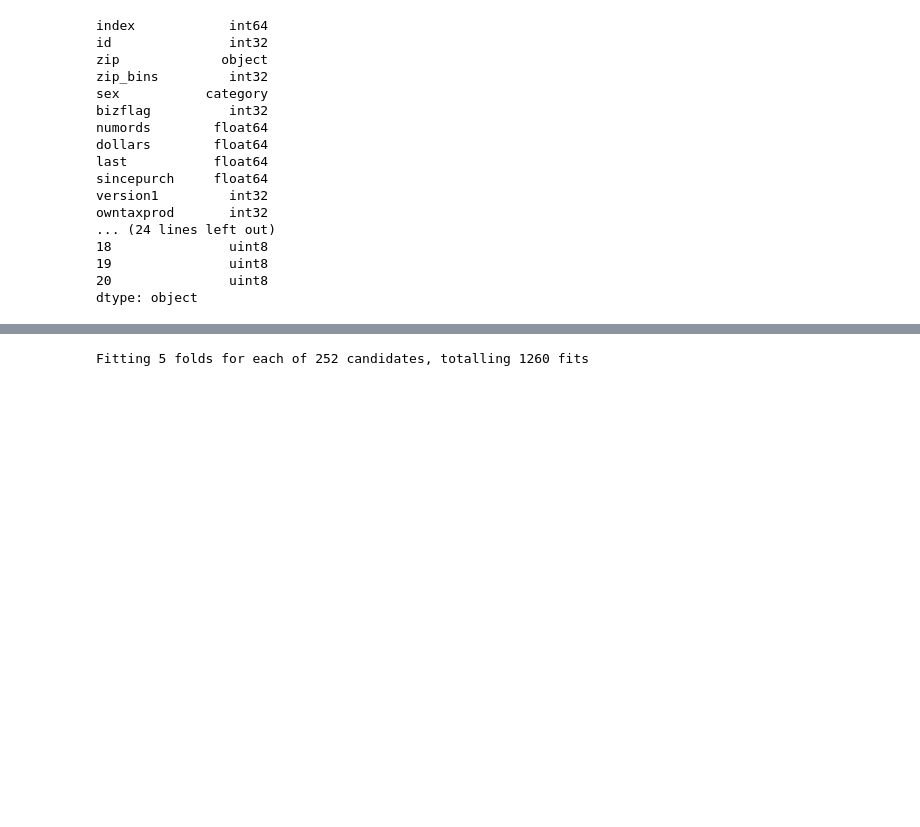
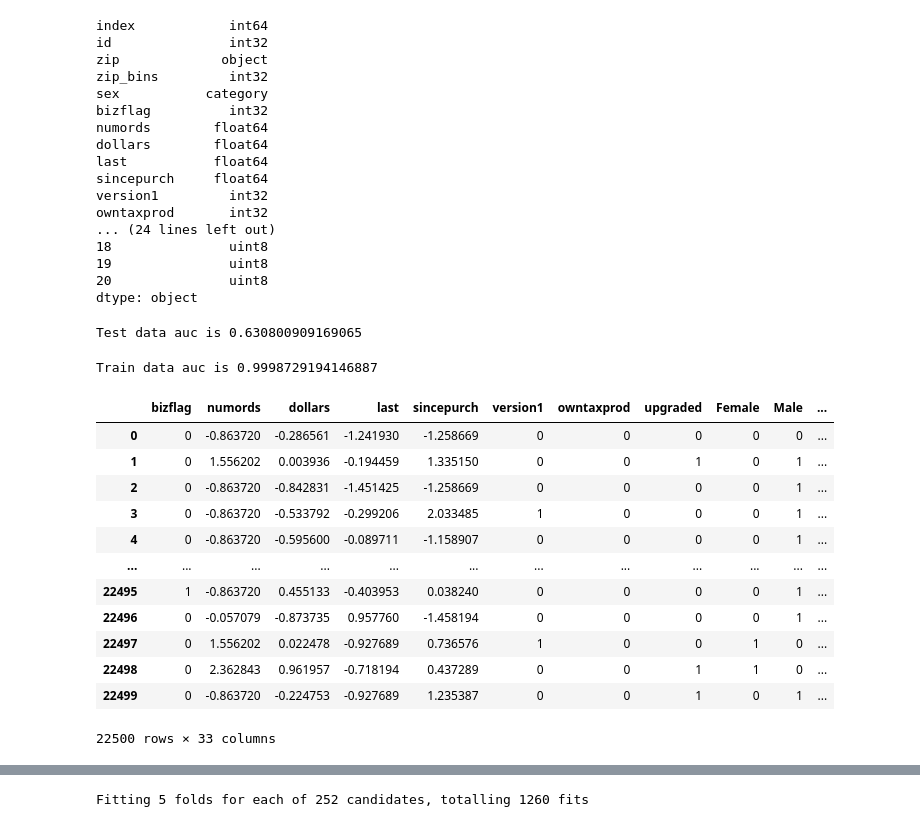
Before and after one commit to sauravjayan/Intuit-Quickbooks, a Jupyter notebook: sub-notebooks/Saurav.ipynb, the cells around one changed output, grey strips where cells are left out. Cells and saved outputs as stored; diff of their text form; code cells hidden in the pictures; blank space fills up the shorter version.

```diff
--- a/sub-notebooks/Saurav.ipynb
+++ b/sub-notebooks/Saurav.ipynb
@@ -161,0 +168,10 @@ clf = MLPClassifier(random_state=1234, activation='tanh', solver='adam', max_ite
+# %%
+fpr, tpr, thresholds = metrics.roc_curve(y_test.res1_yes, pred[:,1])
+print(f'Test data auc is {metrics.auc(fpr,tpr)}')
+# %% [output]
+Test data auc is 0.630800909169065
+# %%
+fpr, tpr, thresholds = metrics.roc_curve(y_train.res1_yes, pred_train[:,1])
+print(f'Train data auc is {metrics.auc(fpr,tpr)}')
+# %% [output]
+Train data auc is 0.9998729194146887
@@ -161,0 +191,16 @@ clf = MLPClassifier(random_state=1234, activation='tanh', solver='adam', max_ite
+# %%
+df1
+# %% [output]
+|  | bizflag | numords | dollars | last | sincepurch | version1 | owntaxprod | upgraded | Female | Male | ... |
+| 0 | 0 | -0.863720 | -0.286561 | -1.241930 | -1.258669 | 0 | 0 | 0 | 0 | 0 | ... |
+| 1 | 0 | 1.556202 | 0.003936 | -0.194459 | 1.335150 | 0 | 0 | 1 | 0 | 1 | ... |
+| 2 | 0 | -0.863720 | -0.842831 | -1.451425 | -1.258669 | 0 | 0 | 0 | 0 | 1 | ... |
+| 3 | 0 | -0.863720 | -0.533792 | -0.299206 | 2.033485 | 1 | 0 | 0 | 0 | 1 | ... |
+| 4 | 0 | -0.863720 | -0.595600 | -0.089711 | -1.158907 | 0 | 0 | 0 | 0 | 1 | ... |
+| ... | ... | ... | ... | ... | ... | ... | ... | ... | ... | ... | ... |
+| 22495 | 1 | -0.863720 | 0.455133 | -0.403953 | 0.038240 | 0 | 0 | 0 | 0 | 1 | ... |
+| 22496 | 0 | -0.057079 | -0.873735 | 0.957760 | -1.458194 | 0 | 0 | 0 | 0 | 1 | ... |
+| 22497 | 0 | 1.556202 | 0.022478 | -0.927689 | 0.736576 | 1 | 0 | 0 | 1 | 0 | ... |
+| 22498 | 0 | 2.362843 | 0.961957 | -0.718194 | 0.437289 | 0 | 0 | 1 | 1 | 0 | ... |
+| 22499 | 0 | -0.863720 | -0.224753 | -0.927689 | 1.235387 | 0 | 0 | 1 | 0 | 1 | ... |
+22500 rows × 33 columns
```
Also changed, not shown: parts of 25 cells of this notebook.
